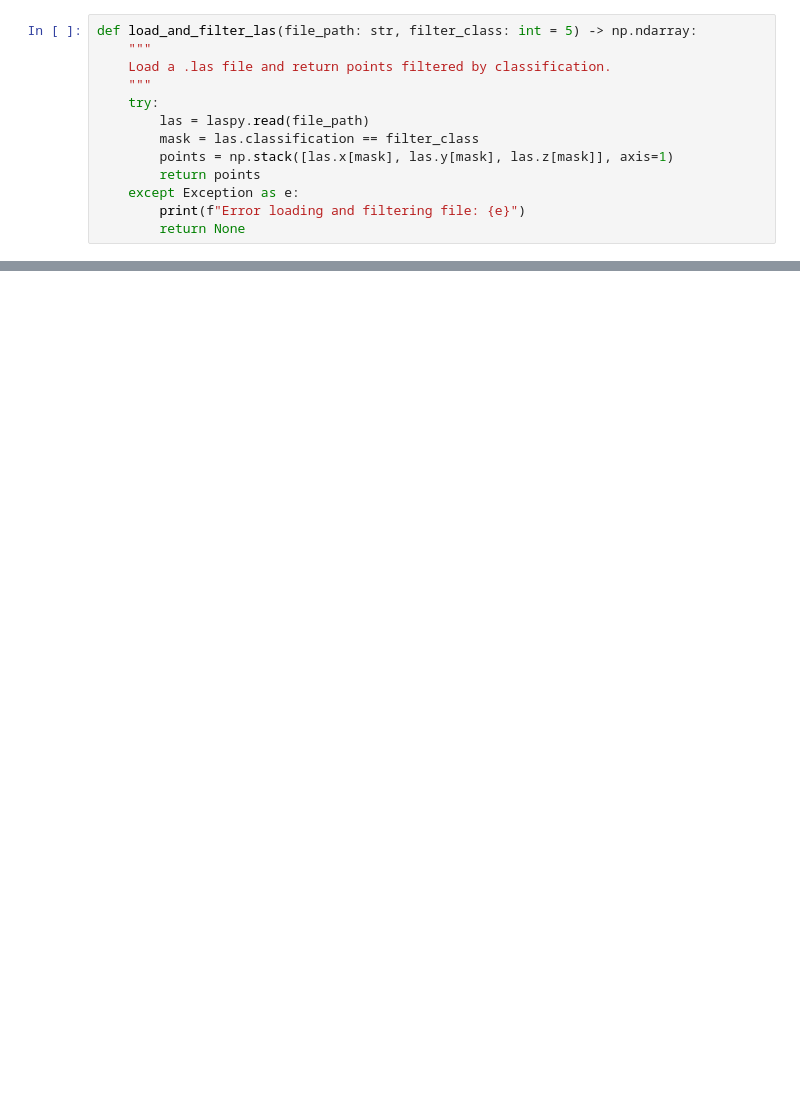
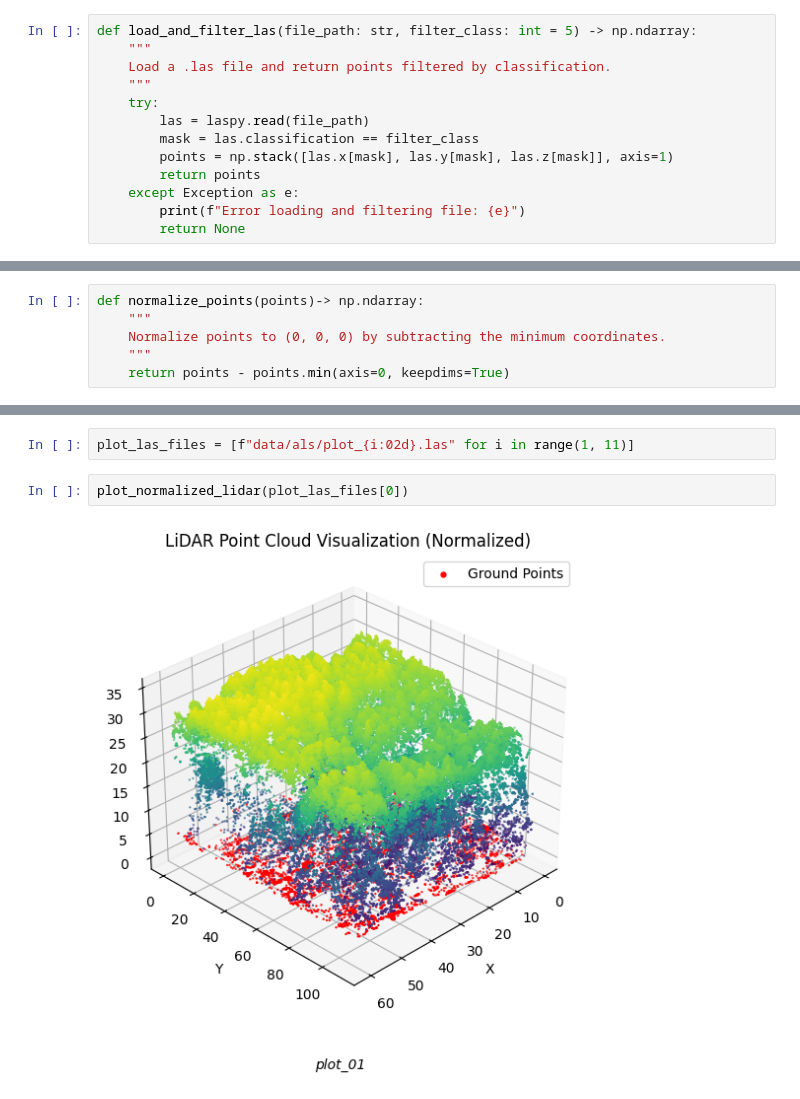
Before and after one commit to pariaighanian/LiDAR-Based-Tree-Detection, a Jupyter notebook: src/main_draft1.ipynb, the cells around one changed output, grey strips where cells are left out. Cells and saved outputs as stored; diff of their text form; blank space fills up the shorter version.

```diff
--- a/src/main_draft1.ipynb
+++ b/src/main_draft1.ipynb
@@ -161,0 +42,6 @@ plt.show()
+# %%
+def normalize_points(points)-> np.ndarray:
+    """
+    Normalize points to (0, 0, 0) by subtracting the minimum coordinates.
+    """
+    return points - points.min(axis=0, keepdims=True)
@@ -161,0 +159,6 @@ plt.show()
+# %%
+plot_las_files = [f"data/als/plot_{i:02d}.las" for i in range(1, 11)]
+# %%
+plot_normalized_lidar(plot_las_files[0])
+# %% [output]
+[figure, added]
```
Also changed, not shown: parts of 20 cells of this notebook.
